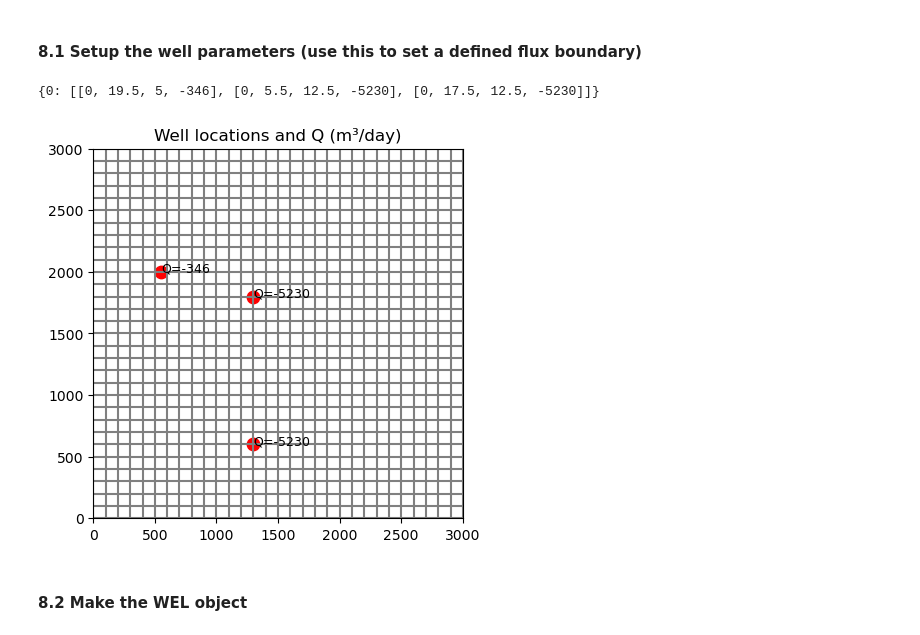
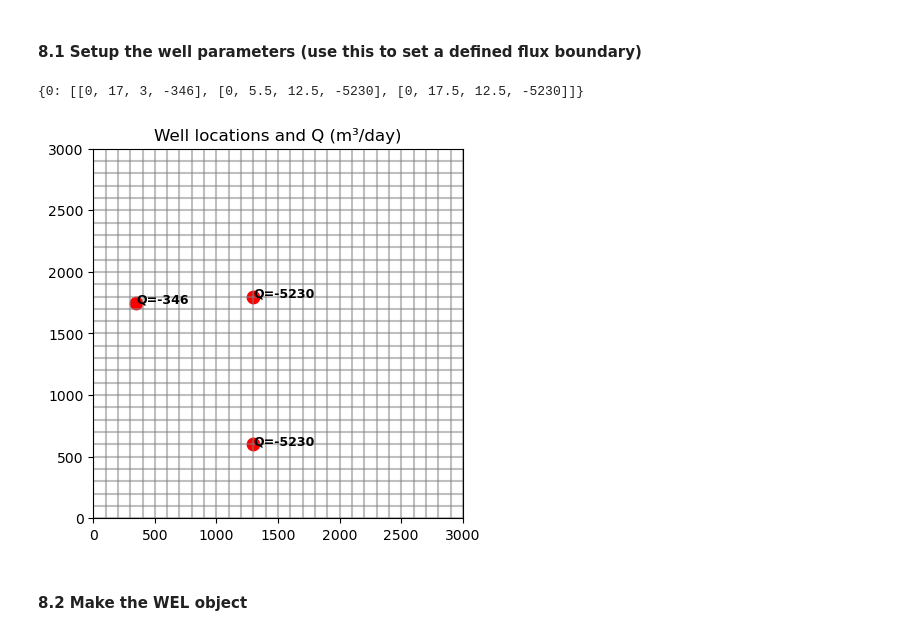
Before and after one commit to HWRS564-hydrogeologic-analysis/hwrs564b_course_materials_diamantebarrett, a Jupyter notebook: My_HW/Scenario1.ipynb, the cells around one changed output. Cells and saved outputs as stored; diff of their text form; code cells hidden in the pictures.

```diff
--- a/My_HW/Scenario1.ipynb
+++ b/My_HW/Scenario1.ipynb
@@ -49,7 +49,7 @@ from scipy.stats import hmean
 # %% [markdown]
 ## 2. Create the model object
 # %%
-modelname = "FarmModel_flopy"
+modelname = "Scenario1_flopy"
 exe_path = '/workspaces/modflow/mf2005'
 m = flopy.modflow.Modflow(modelname, exe_name = exe_path)
 
@@ -521,27 +483,27 @@ For more details on the WEL package see: https://flopy.readthedocs.io/en/3.3.4/s
 # %%
 Qw_in = -346                   # Volumetric flux from the well in units of L3/T
 QACME1_in = -5230
 QACME2_in =-5230
 #fluxesA = [0,7.029,7.0145,QACME1_in],[0,17.087,7.01451,QACME2_in]
 
-sp_fluxes = {0: [[0,19.5,5,Qw_in],[0,5.5,12.5,QACME1_in],[0,17.5,12.5,QACME2_in]]}              #create a dictionary with entries for each stress period
+sp_fluxes = {0: [[0,17,3,Qw_in],[0,5.5,12.5,QACME1_in],[0,17.5,12.5,QACME2_in]]}              #create a dictionary with entries for each stress period
 
 print(sp_fluxes)
 
 modelmap = flopy.plot.PlotMapView(model=m, layer=0)
-modelmap.plot_grid()
+modelmap.plot_grid(alpha=0.5)
 
 for (lay, r, c, q) in sp_fluxes[0]:
     x = (c + 0.5) * dx
     y = (r + 0.5) * dy   # <-- fixed orientation
     plt.scatter(x, y, s=80, color="red")
-    plt.text(x, y, f"Q={q}", fontsize=9)
+    plt.text(x, y, f"Q={q}", fontsize=9,fontweight='bold')
 
 plt.title("Well locations and Q (m³/day)")
 plt.show()
 # %% [output]
-{0: [[0, 19.5, 5, -346], [0, 5.5, 12.5, -5230], [0, 17.5, 12.5, -5230]]}
+{0: [[0, 17, 3, -346], [0, 5.5, 12.5, -5230], [0, 17.5, 12.5, -5230]]}
-[figure, old version]
+[figure, new version]
 # %% [markdown]
 #### 8.2 Make the WEL object
 # %%
```
Also changed, not shown: parts of 25 cells of this notebook, 21 other files.
